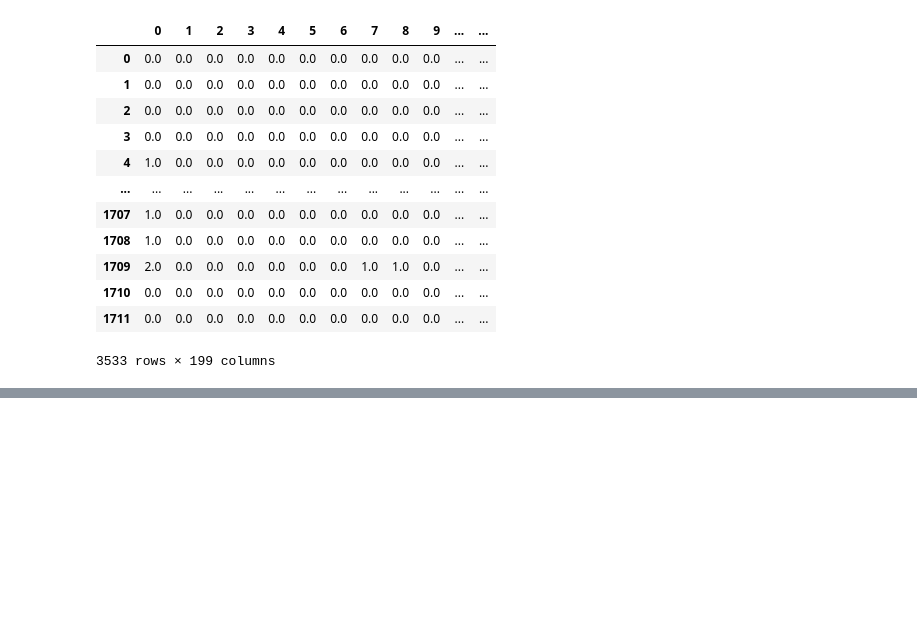
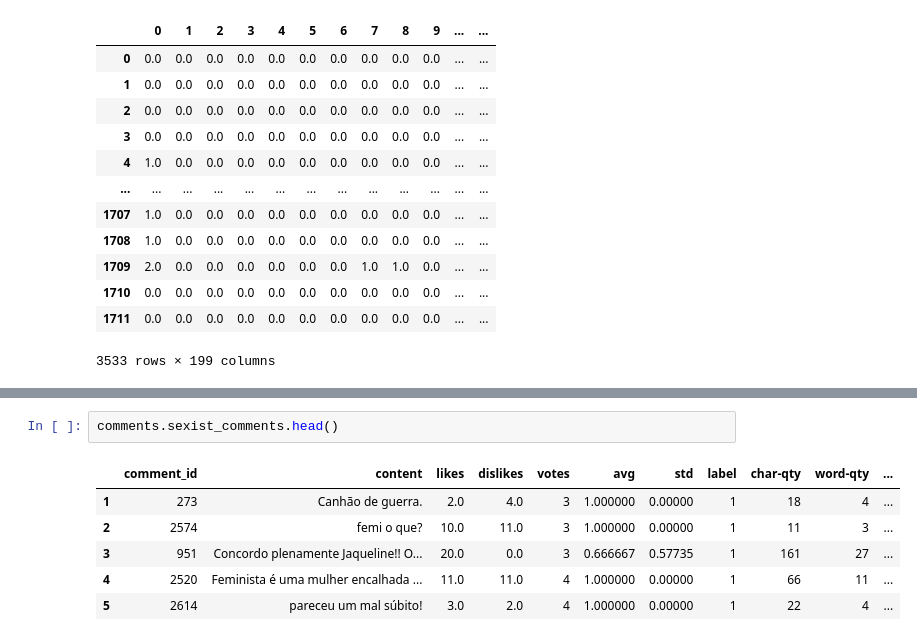
Before and after one commit to mlpbraga/sexism-data-analysis, a Jupyter notebook: data-analysis-comments.ipynb, the cells around one changed output, grey strips where cells are left out. Saved outputs shown, nothing was run; the diff lists cells and outputs as text; blank space fills up the shorter version.

```diff
--- a/data-analysis-comments.ipynb
+++ b/data-analysis-comments.ipynb
@@ -174,0 +202,9 @@ comments.pos_tagging_tf
+# %%
+comments.sexist_comments.head()
+# %% [output]
+|  | comment_id | content | likes | dislikes | votes | avg | std | label | char-qty | word-qty | ... |
+| 1 | 273 | Canhão de guerra. | 2.0 | 4.0 | 3 | 1.000000 | 0.00000 | 1 | 18 | 4 | ... |
+| 2 | 2574 | femi o que? | 10.0 | 11.0 | 3 | 1.000000 | 0.00000 | 1 | 11 | 3 | ... |
+| 3 | 951 | Concordo plenamente Jaqueline!! O... | 20.0 | 0.0 | 3 | 0.666667 | 0.57735 | 1 | 161 | 27 | ... |
+| 4 | 2520 | Feminista é uma mulher encalhada ... | 11.0 | 11.0 | 4 | 1.000000 | 0.00000 | 1 | 66 | 11 | ... |
+| 5 | 2614 | pareceu um mal súbito! | 3.0 | 2.0 | 4 | 1.000000 | 0.00000 | 1 | 22 | 4 | ... |
```
Also changed, not shown: parts of 19 cells of this notebook, 4 other files.
